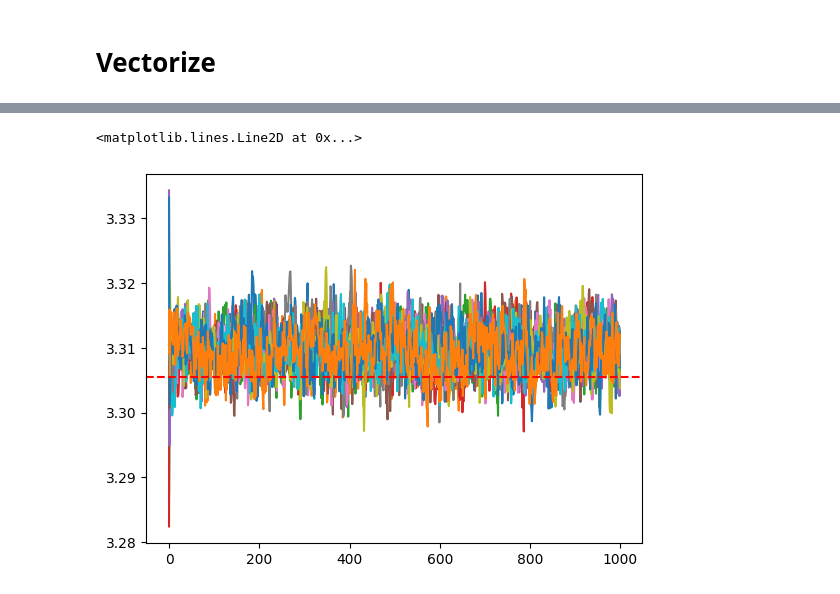
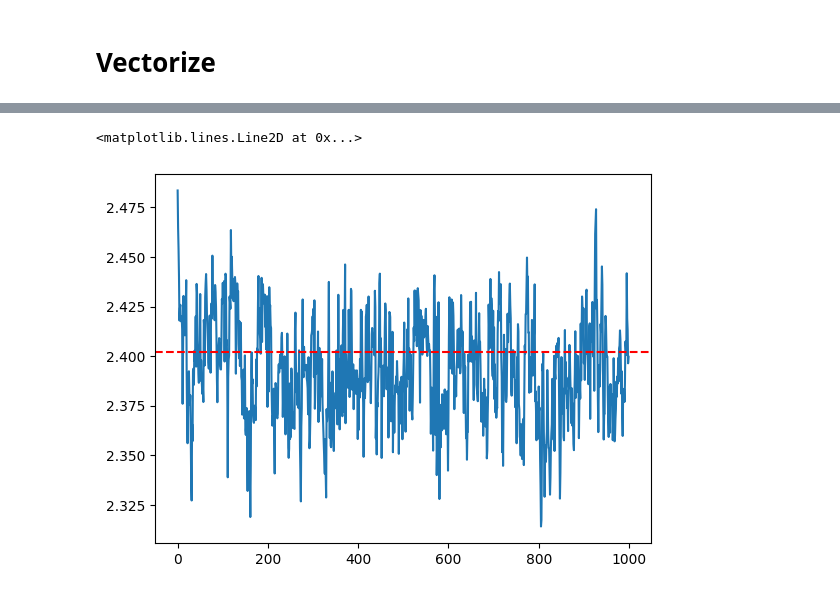
Before and after one commit to LSSTDESC/BPD, a Jupyter notebook: notebooks/nov19-test-hmc-ornax.ipynb, the cells around one changed output, grey strips where cells are left out. Cells and saved outputs as stored; diff of their text form; code cells hidden in the pictures.

```diff
--- a/notebooks/nov19-test-hmc-ornax.ipynb
+++ b/notebooks/nov19-test-hmc-ornax.ipynb
@@ -173,11 +233,16 @@ _loglikelihood = partial(
 def my_logtarget(x:Array, *, data, fixed_params, logprior, loglikelihood):
     return logprior(x) + loglikelihood(x, data, fixed_params)
 # %%
-def run_ensemble_hmc(rng_key, data, init_positions, fixed_params, *, logprior, loglikelihood):
+def run_ensemble_hmc(rng_key, data, init_positions, fixed_params, *, logprior, loglikelihood,
+                     n_samples=500, n_walkers=12, leapfrog_step_size=None, n_leapfrog_steps=None):
 
     _logtarget = partial(my_logtarget, data=data, fixed_params=fixed_params, logprior=logprior, loglikelihood=loglikelihood)
-    chain, acc, loglike = ensemble_hmc(rng_key, _logtarget, n_dims=6, n_samples=1000, params_init=init_positions, verbose=False)
+    chain, acc, loglike = ensemble_hmc(rng_key, _logtarget, n_dims=6, n_samples=n_samples, params_init=init_positions, verbose=False,
+                                       n_walkers=n_walkers,
+                                       leapfrog_step_size=leapfrog_step_size,
+                                       n_leapfrog_steps=n_leapfrog_steps)
 
     return chain, acc, loglike
 
-_pipe = partial(run_ensemble_hmc, logprior=_logprior, loglikelihood=_loglikelihood)
+_pipe = partial(run_ensemble_hmc, logprior=_logprior, loglikelihood=_loglikelihood,
+                n_walkers=n_walkers, leapfrog_step_size=leapfrog_step_size, n_leapfrog_steps=n_leapfrog_steps, n_samples=n_samples)
@@ -226,10 +293,12 @@ fixed_params['x'].shape
 # %%
 pipe = jit(_pipe)
 # %%
-samples, _, _ = pipe(run_keys[0],
-     target_images[0],
-     _init_params_array[0],
-     {k:v[0] for k,v in fixed_params.items()},
+idx = 47
+
+samples, _, _ = pipe(run_keys[idx],
+     target_images[idx],
+     _init_params_array[idx],
+     {k:v[idx] for k,v in fixed_params.items()},
     )
 # %%
 samples.shape
@@ -238,7 +337,7 @@ samples.shape
 # %%
-for ii in range(12):
+for ii in range(2):
 
     plt.plot(samples[:,ii, 0])
-plt.axhline(true_params['lf'][0], c='r', ls='--')
+plt.axhline(true_params['lf'][idx], c='r', ls='--')
 # %% [output]
 <matplotlib.lines.Line2D at 0x...>
@@ -273,12 +372,12 @@ plt.axhline(true_params['e2'][0], c='r', ls='--')
 #      {k:v[:10] for k,v in fixed_params.items()}
 #     )
 # %%
-samples, _ , _ = vmap(pipe)(run_keys,
-     target_images,
-     _init_params_array,
-     fixed_params,
-    )
-# > 5 min
+# samples, _ , _ = vmap(pipe)(run_keys,
+#      target_images,
+#      _init_params_array,
+#      fixed_params,
+#     )
+# # > 5 min
 # %%
 samples.shape
 # %% [output]
@@ -286,12 +385,12 @@ samples.shape
 # %%
 
-jj = 23
-for ii in range(12):
-    plt.plot(samples[jj, :,ii, 0])
+jj = 7
+for ii in range(1):
+    plt.plot(samples[jj, :,ii+3, 0])
 plt.axhline(true_params['lf'][jj], c='r', ls='--')
 # %% [output]
 <matplotlib.lines.Line2D at 0x...>
-[figure, old version]
+[figure, new version]
 # %%
 jj = 44
 for ii in range(12):
```
Also changed, not shown: parts of 36 cells of this notebook, 8 other files.
